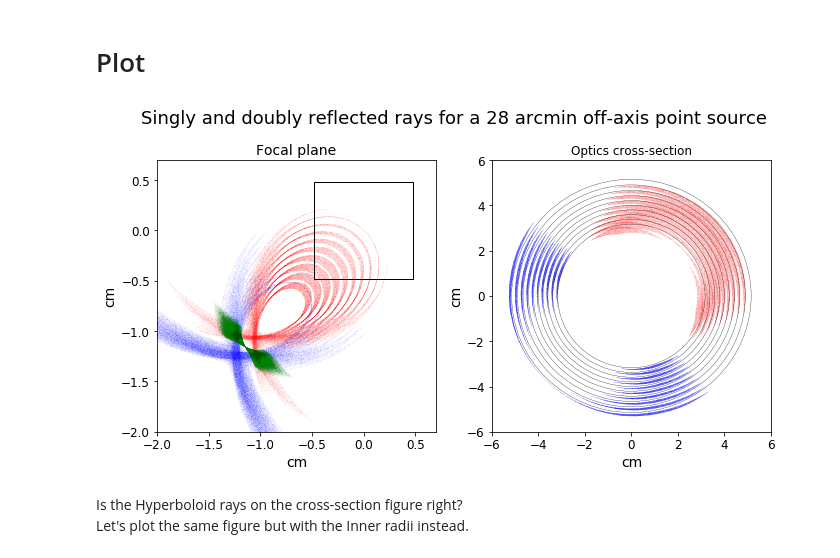
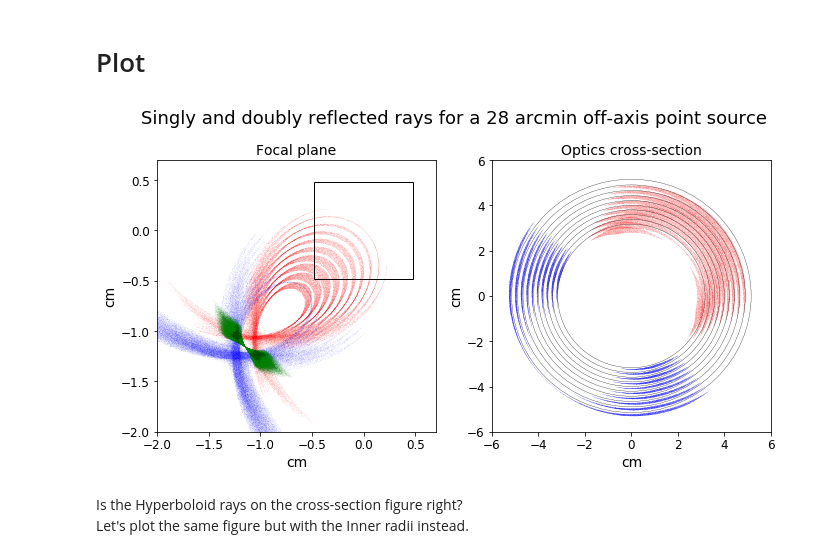
Before and after one commit to pymilo/Milo_FOXSI_Science, a Jupyter notebook: Paper_figures/Figure02.ipynb, the cells around one changed output. Drawn from its saved outputs; the diff is of its cells as text; code cells hidden in the pictures.

```diff
--- a/Paper_figures/Figure02.ipynb
+++ b/Paper_figures/Figure02.ipynb
@@ -39,7 +39,7 @@ detector = Detector(width=10,
 detector.catchRays(Lrays)
 '''Defining D, H, and P rays'''
 Drays = [ray for ray in Lrays if (ray.des[2]==230.0 and ray.bounces ==2 )]
-Srays = [ray for ray in Lrays if (ray.des[2]==230.0 and ray.bounces ==1 and ray.tag[-6:] == 'Source')]
+Srays = [ray for ray in Lrays if (ray.des[2]==230.0 and ray.bounces ==0 and ray.tag[-8:] == 'Source-D')]
 Hrays = [ray for ray in Lrays if (ray.des[2]==230.0 and ray.bounces ==1 and ray.tag[-4:] == 'Hy-D' )]
 Prays = [ray for ray in Lrays if (ray.des[2]==230.0 and ray.bounces ==1 and ray.tag[-4:] == 'Pa-D' )]
 
@@ -110,35 +110,35 @@ CSPx, CSPy = np.array([ray.hist[0] for ray in CSPrays]), np.array([ray.hist[1] f
 fig = plt.figure(figsize=(11,5))
 st = fig.suptitle("Singly and doubly reflected rays for a 28 arcmin off-axis point source", fontsize=18,y=1.02)
 plt.subplot(1,2,1)
 plt.title('Focal plane',fontsize=14)
 plt.xlabel('cm',fontsize=14);plt.ylabel('cm',fontsize=14)
 plt.yticks(fontsize=12);plt.xticks(fontsize=12)
 plt.scatter(Hx,Hy,color='red',s=0.0001,alpha=0.7)
 plt.scatter(Px,Py,color='blue',s=0.0001,alpha=0.7)
 plt.scatter(Dx,Dy,color='green',s=0.0001,alpha=0.7)
 plt.scatter(Sx,Sy,color='black',s=0.0001,alpha=0.7)
 plt.ylim(-2.0,.7)
 plt.xlim(-2.0,.7)
 ax = plt.gca()
 ax.add_patch(patches.Rectangle((-0.48,-0.48),0.96,0.96,fill=False,linewidth=1.))
 ## Cross-Section
 plt.subplot(1,2,2)
 ax = fig.gca()
 # Plot Shells
 for r in InterRadii:
     c = plt.Circle((0, 0), r, color='k',fill=False,linewidth=.3)
     ax.add_artist(c)
 
 # Plot random points
 plt.scatter(CSPx,CSPy,s=0.00003,color='b')
 plt.scatter(CSHx,CSHy,s=0.00003,color='r')
-plt.title('Optics cross-section')
+plt.title('Optics cross-section',fontsize=14)
 plt.xlabel('cm',fontsize=14);plt.ylabel('cm',fontsize=14)
 plt.yticks(fontsize=12);plt.xticks(fontsize=12)
 plt.xlim(-6,6);plt.ylim(-6,6)
 plt.show()
 # %% [output]
-[figure, old version]
+[figure, new version]
 # %% [markdown]
 Is the Hyperboloid rays on the cross-section figure right? <br/>
 Let's plot the same figure but with the Inner radii instead.
```
Also changed, not shown: 4 other files.
